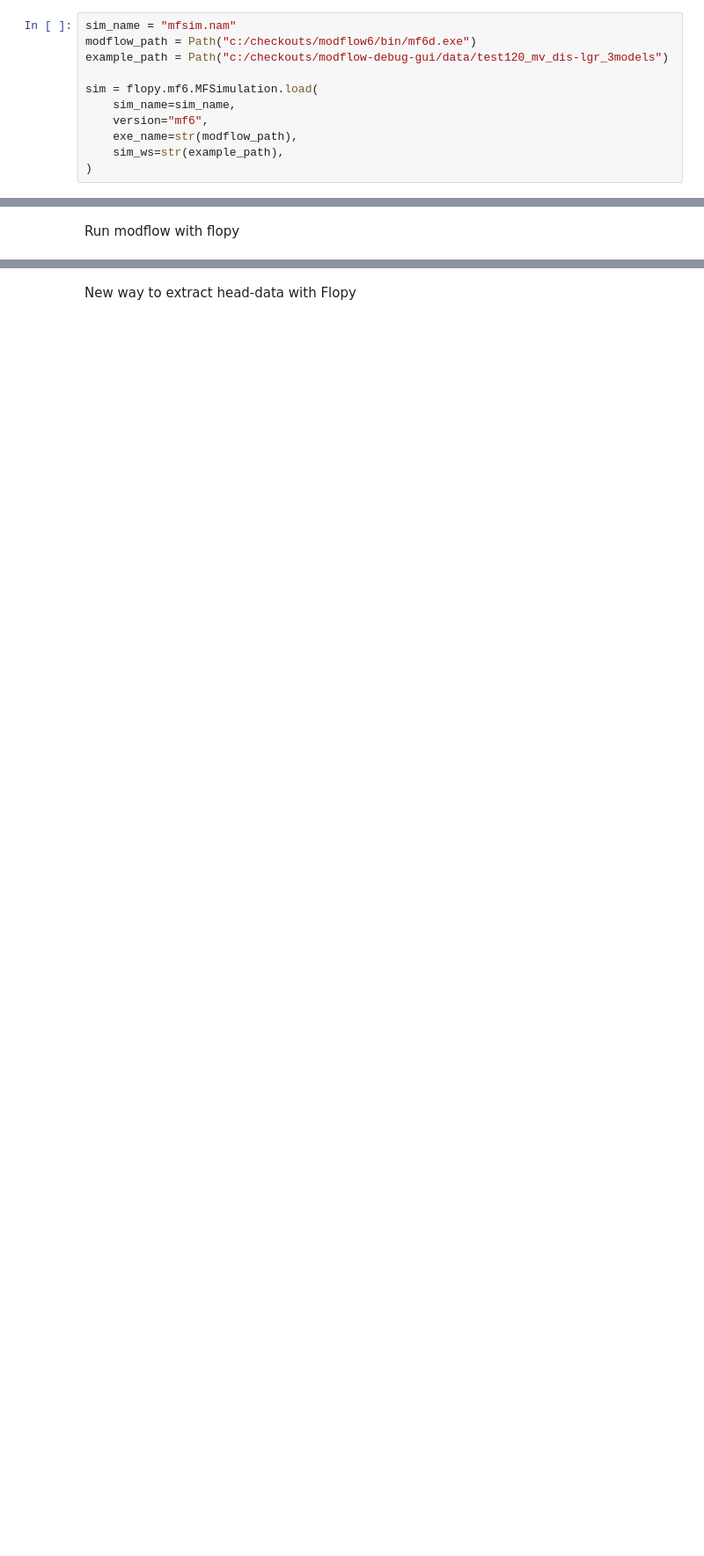
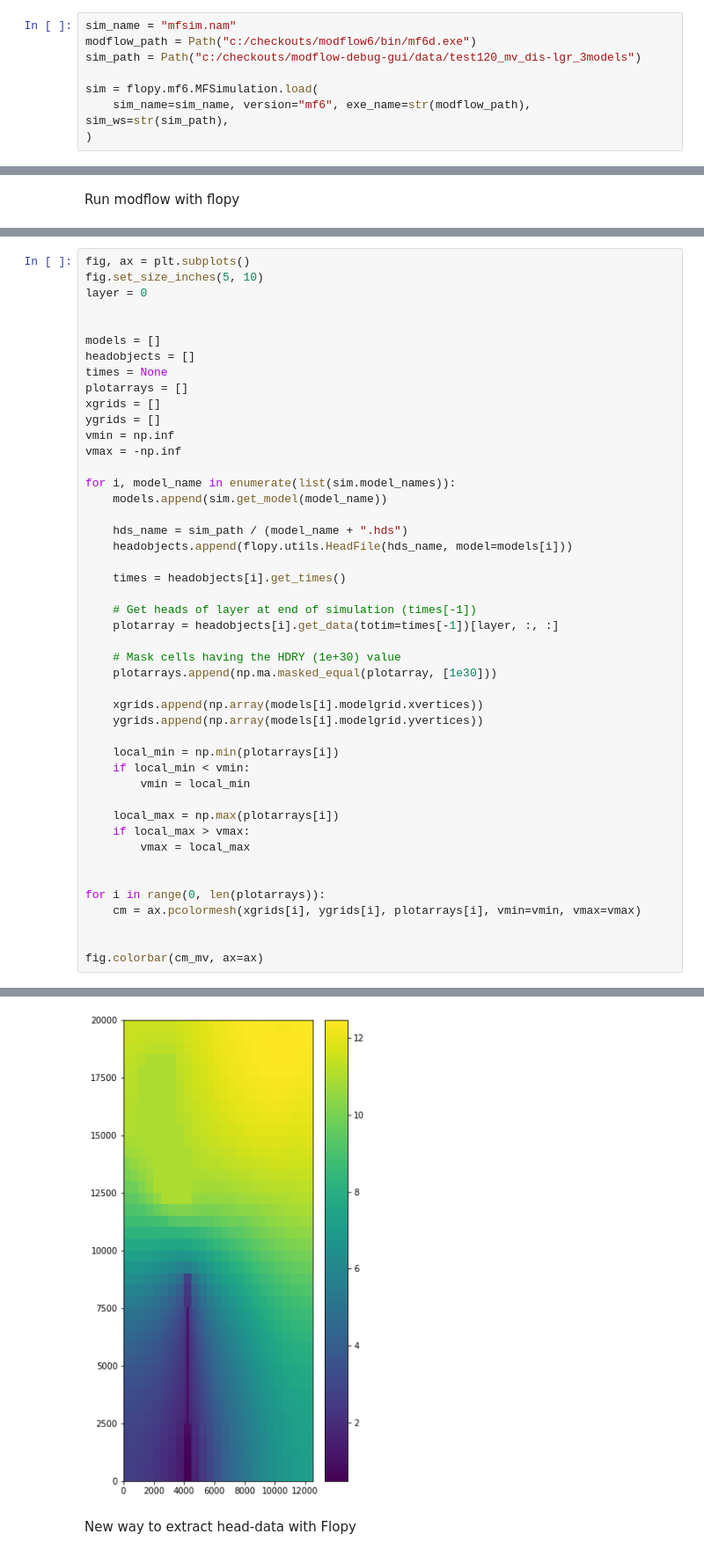
Before and after one commit to Hofer-Julian/modflow-debug-gui, a Jupyter notebook: modflow-debug-gui-jupyter.ipynb, the cells around one changed output, grey strips where cells are left out. Shown: that part at 88% size. Drawn from its saved outputs; the diff is of its cells as text; blank space fills up the shorter version.

Commit message:
Implements clean and general way to plot multiple models

```diff
--- a/modflow-debug-gui-jupyter.ipynb
+++ b/modflow-debug-gui-jupyter.ipynb
@@ -34,13 +35,10 @@ flopy version: 3.2.12
 # %%
 sim_name = "mfsim.nam"
 modflow_path = Path("c:/checkouts/modflow6/bin/mf6d.exe")
-example_path = Path("c:/checkouts/modflow-debug-gui/data/test120_mv_dis-lgr_3models")
+sim_path = Path("c:/checkouts/modflow-debug-gui/data/test120_mv_dis-lgr_3models")
 
 sim = flopy.mf6.MFSimulation.load(
-    sim_name=sim_name,
-    version="mf6",
-    exe_name=str(modflow_path),
-    sim_ws=str(example_path),
+    sim_name=sim_name, version="mf6", exe_name=str(modflow_path), sim_ws=str(sim_path),
 )
 # %% [output]
 loading simulation...
@@ -104,0 +106,47 @@ head_child2 = hds_child2.get_data(totim=1.0)
+# %%
+fig, ax = plt.subplots()
+fig.set_size_inches(5, 10)
+layer = 0
+
+
+models = []
+headobjects = []
+times = None
+plotarrays = []
+xgrids = []
+ygrids = []
+vmin = np.inf
+vmax = -np.inf
+
+for i, model_name in enumerate(list(sim.model_names)):
+    models.append(sim.get_model(model_name))
+
+    hds_name = sim_path / (model_name + ".hds")
+    headobjects.append(flopy.utils.HeadFile(hds_name, model=models[i]))
+
+    times = headobjects[i].get_times()
+
+    # Get heads of layer at end of simulation (times[-1])
+    plotarray = headobjects[i].get_data(totim=times[-1])[layer, :, :]
+
+    # Mask cells having the HDRY (1e+30) value
+    plotarrays.append(np.ma.masked_equal(plotarray, [1e30]))
+
+    xgrids.append(np.array(models[i].modelgrid.xvertices))
+    ygrids.append(np.array(models[i].modelgrid.yvertices))
+
+    local_min = np.min(plotarrays[i])
+    if local_min < vmin:
+        vmin = local_min
+
+    local_max = np.max(plotarrays[i])
+    if local_max > vmax:
+        vmax = local_max
+
+
+for i in range(0, len(plotarrays)):
+    cm = ax.pcolormesh(xgrids[i], ygrids[i], plotarrays[i], vmin=vmin, vmax=vmax)
+
+
+fig.colorbar(cm_mv, ax=ax)
+# %% [output]
@@ -105,3 +154,4 @@ head_child2 = hds_child2.get_data(totim=1.0)
+[figure, added]
 # %% [markdown]
 New way to extract head-data with Flopy
 # %%
```
Also changed, not shown: parts of 11 cells of this notebook, 1 other file.
